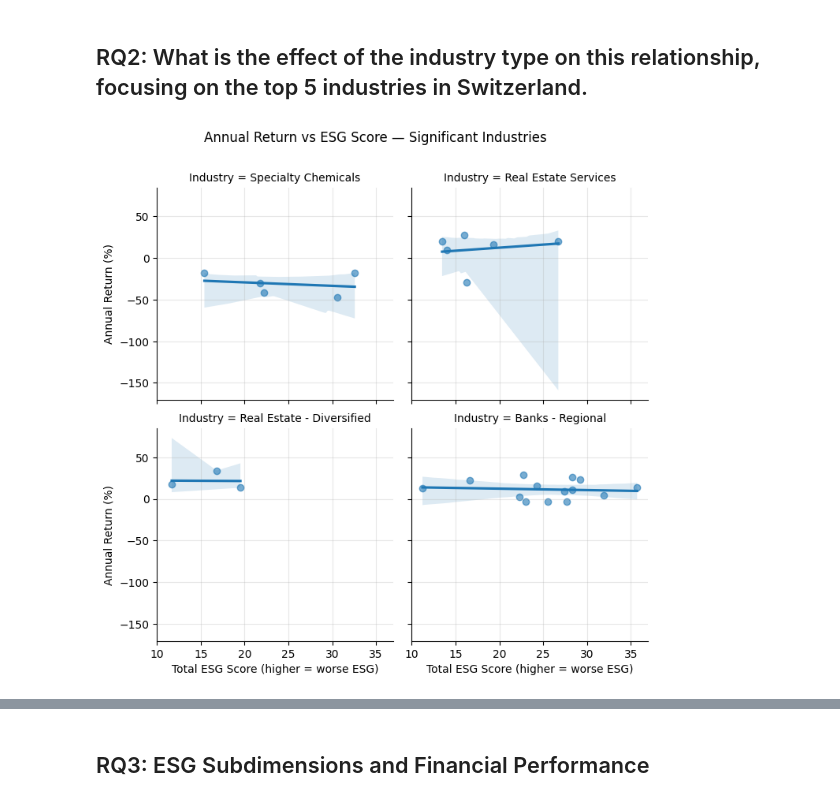
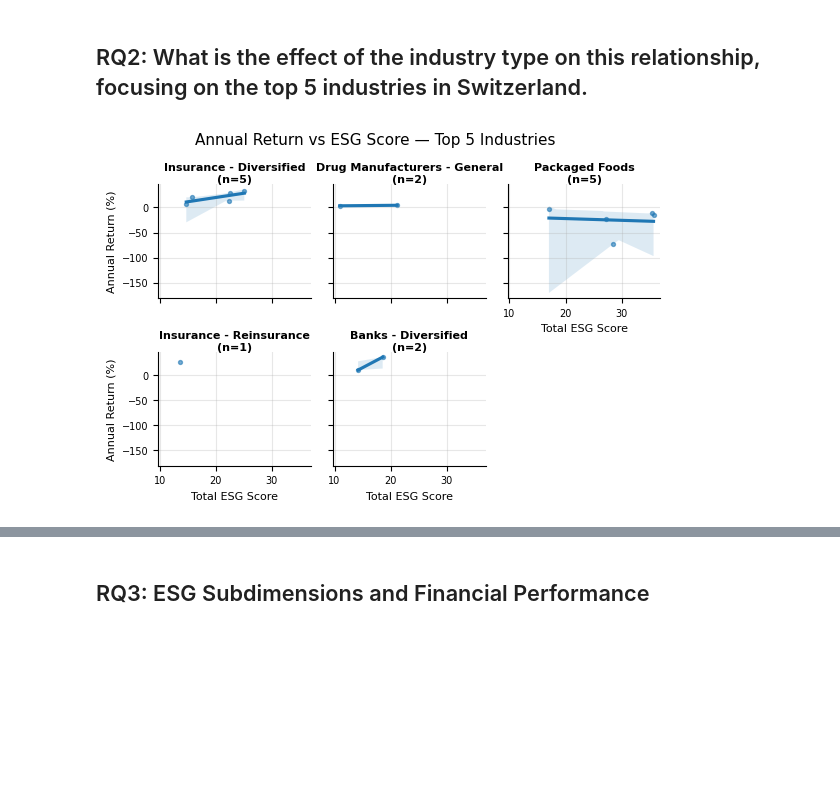
Before and after one commit to Biaancabe/W.MSCIDS_CIP02.H25_BB_MT_XS, a Jupyter notebook: Code/project_code.ipynb, the cells around one changed output, grey strips where cells are left out. Cells and saved outputs as stored; diff of their text form; code cells hidden in the pictures; blank space fills up the shorter version.

Commit message:
Cleaned Jupyter Notebook

```diff
--- a/Code/project_code.ipynb
+++ b/Code/project_code.ipynb
@@ -423,8 +423,8 @@ from sklearn.preprocessing import StandardScaler
 # %% [markdown]
 Firstly, we load the two datasets to begin the data cleansing process.
 # %%
-spi = pd.read_csv(Path("Data/esg_financial_analysis_spi.csv"))
-sp500 = pd.read_csv(Path("Data/esg_financial_analysis_sp500.csv"))
+spi = pd.read_csv(Path("../Data/esg_financial_analysis_spi.csv"))
+sp500 = pd.read_csv(Path("../Data/esg_financial_analysis_sp500.csv"))
 # %% [markdown]
 Then we check the structure of the SPI dataset. It contains 201 observations with 34 variables.
 On the first glance, we see that we don't have all variables of all observations. We therefore need to look into that closer.
@@ -1524,9 +1484,8 @@ plt.tight_layout(); plt.show()
 # %% [markdown]
 We see that we have 6 outliers according to the boxplot. We want to exclude them from further analysis.
 # %%
-# Compute IQR boundaries
-Q1 = df_return["Annual_Return_Pct"].quantile(0.25)
-Q3 = df_return["Annual_Return_Pct"].quantile(0.75)
+Q1 = ch_clean["Annual_Return_Pct"].quantile(0.25)
+Q3 = ch_clean["Annual_Return_Pct"].quantile(0.75)
 IQR = Q3 - Q1
 
 lower_bound = Q1 - 1.5 * IQR
@@ -1535,13 +1494,13 @@ upper_bound = Q3 + 1.5 * IQR
 print(f"Q1: {Q1:.2f}, Q3: {Q3:.2f}, IQR: {IQR:.2f}")
 print(f"Lower bound: {lower_bound:.2f}, Upper bound: {upper_bound:.2f}")
 
-df_return_no_outliers = df_return[
-    (df_return["Annual_Return_Pct"] >= lower_bound) &
-    (df_return["Annual_Return_Pct"] <= upper_bound)
+ch_clean_no_outliers = ch_clean[
+    (ch_clean["Annual_Return_Pct"] >= lower_bound) &
+    (ch_clean["Annual_Return_Pct"] <= upper_bound)
 ].copy()
 
-print(f"Removed {len(df_return) - len(df_return_no_outliers)} outliers")
-print(f"Remaining observations: {len(df_return_no_outliers)}")
+print(f"Removed {len(ch_clean) - len(ch_clean_no_outliers)} outliers")
+print(f"Remaining observations: {len(ch_clean_no_outliers)}")
 # %% [output]
 Q1: -19.23, Q3: 19.87, IQR: 39.09
 Lower bound: -77.87, Upper bound: 78.51
@@ -1653,32 +1604,47 @@ In summary, the partial regression confirms the main regression result: ESG risk
 # %% [markdown]
 ## RQ2: What is the effect of the industry type on this relationship, focusing on the top 5 industries in Switzerland.
 # %%
-# pick the significant industries (from your regression)
-sig_inds = [
-    "Real Estate - Diversified",
-    "Real Estate Services",
-    "Banks - Regional",
-    "Specialty Chemicals"
+top5 = [
+    "Drug Manufacturers - General",
+    "Packaged Foods",
+    "Insurance - Diversified",
+    "Banks - Diversified",
+    "Insurance - Reinsurance"
 ]
 
-# choose which column to use (Industry_grp if you grouped, else Industry)
-ind_col = "Industry_grp" if "Industry_grp" in df_return_no_outliers.columns else "Industry"
+plot_set = ch_clean_no_outliers[ch_clean_no_outliers["Industry"].isin(top5)].copy()
 
-use_col = "Industry_grp" if "Industry_grp" in df_return_no_outliers.columns else "Industry"
-plot_set = df_return_no_outliers[df_return_no_outliers[use_col].isin(sig_inds)].copy()
+
+industry_counts = plot_set["Industry"].value_counts().to_dict()
 
 g = sns.lmplot(
     data=plot_set,
-    x="Total_ESG_Score", y="Annual_Return_Pct",
-    col=use_col, col_wrap=2, height=3.6,
-    scatter_kws={"alpha":0.6}
+    x="Total_ESG_Score",
+    y="Annual_Return_Pct",
+    col="Industry",
+    col_wrap=3,
+    height=2,
+    scatter_kws={"alpha": 0.6, "s": 8}
 )
-g.set_axis_labels("Total ESG Score (higher = worse ESG)", "Annual Return (%)")
+
+
+g.set_axis_labels("Total ESG Score", "Annual Return (%)", fontsize=8)
+
 for ax in g.axes.flat:
+    industry = ax.get_title().split(" = ")[-1]
+    n = industry_counts.get(industry, 0)
+    ax.set_title(
+        f"{industry}\n(n={n})",
+        fontsize=8,
+        fontweight="bold",
+        pad=0
+    )
     ax.grid(alpha=0.3)
-plt.subplots_adjust(top=0.88)
-g.fig.suptitle("Annual Return vs ESG Score — Significant Industries")
+    ax.tick_params(axis="both", labelsize=7)
+
+plt.subplots_adjust(top=0.85)
+g.fig.suptitle("Annual Return vs ESG Score — Top 5 Industries", fontsize=11)
 plt.show()
 # %% [output]
-[figure, old version]
+[figure, new version]
 # %% [markdown]
```
Also changed, not shown: parts of 24 cells of this notebook.
